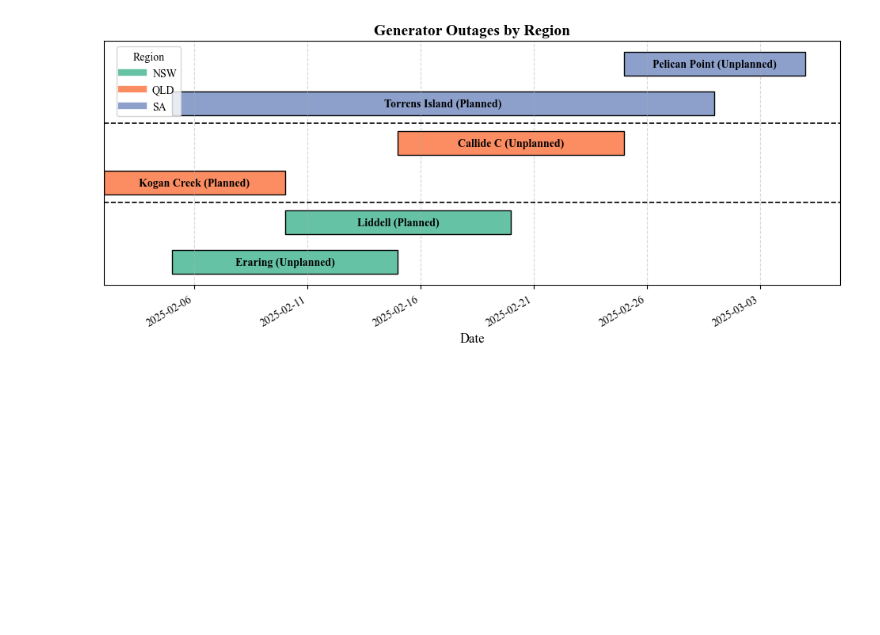
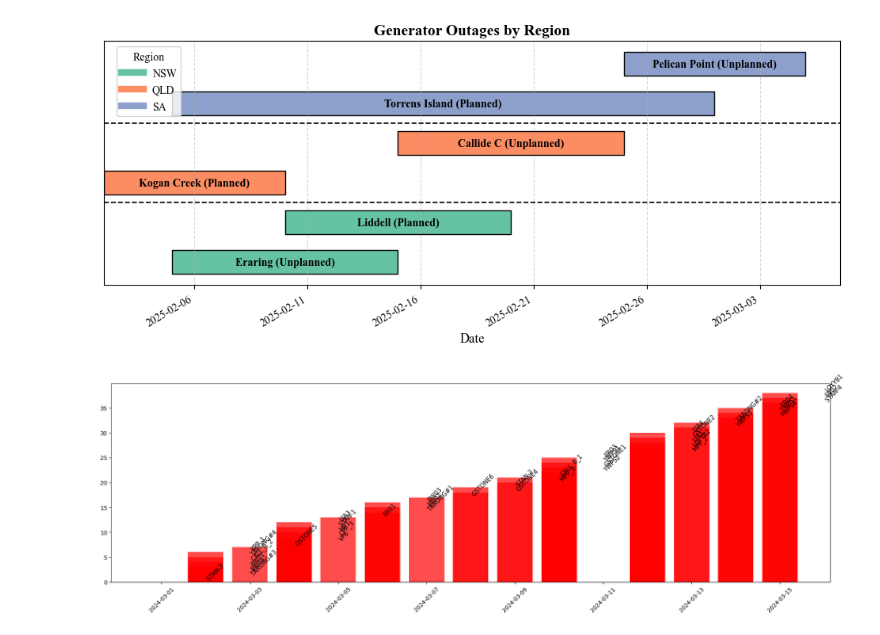
Before and after one commit to AmpedAnalytics/common-tools, a Jupyter notebook: Daily Data/scripts/python/outage_by_region.ipynb, the cells around one changed output. Drawn from its saved outputs; the diff is of its cells as text; code cells hidden in the pictures; blank space fills up the shorter version.

Commit message:
finished outages by region and future planned outages

```diff
--- a/Daily Data/scripts/python/outage_by_region.ipynb
+++ b/Daily Data/scripts/python/outage_by_region.ipynb
@@ -442,3 +442,81 @@ plt.grid(axis="x", linestyle="--", alpha=0.5)
 plt.show()
 # %% [output]
 [figure]
+# %%
+import matplotlib.pyplot as plt
+import matplotlib.dates as mdates
+import pandas as pd
+import numpy as np
+
+# Coal unit outages (max possible)
+coal_units = [
+    'BW01', 'BW02', 'BW03', 'BW04', 'CALL_B_1', 'CALL_B_2', 'CPP_3', 'CPP_4',
+    'ER01', 'ER02', 'ER03', 'ER04', 'GSTONE1', 'GSTONE2', 'GSTONE3', 'GSTONE4',
+    'GSTONE5', 'GSTONE6', 'KPP_1', 'LYA1', 'LYA2', 'LYA3', 'LYA4', 'LOYYB1',
+    'LOYYB2', 'MPP_1', 'MPP_2', 'MP1', 'MP2', 'STAN-1', 'STAN-2', 'STAN-3',
+    'STAN-4', 'TARONG#1', 'TARONG#2', 'TARONG#3', 'TARONG#4', 'TNPS1', 'VP5',
+    'VP6', 'YWPS1', 'YWPS2', 'YWPS3', 'YWPS4'
+]
+
+# Sample outage data (Randomized for example)
+np.random.seed(42)
+num_outages = np.random.randint(1, len(coal_units) + 1)  # Random outages count
+outage_units = np.random.choice(coal_units, size=num_outages, replace=False)
+start_date = pd.Timestamp("2024-03-01")
+end_date = pd.Timestamp("2024-03-15")
+date_range = pd.date_range(start_date, end_date, freq="D")
+outage_dates = np.random.choice(date_range, size=num_outages, replace=True)
+
+# Sort data for better visualization
+outages = sorted(zip(outage_dates, outage_units), key=lambda x: x[0])
+dates, units = zip(*outages)
+
+# Determine figure width dynamically
+min_width = 8
+max_width = 20
+fig_width = min_width + (num_outages / len(coal_units)) * (max_width - min_width)
+
+# Create figure with a fixed 12:4 aspect ratio
+fig_height = fig_width * (4 / 12)
+fig, ax = plt.subplots(figsize=(fig_width, fig_height))
+
+# Plot outages as bars
+ax.bar(dates, np.arange(len(dates)), label="Outages", color='red', alpha=0.7)
+
+# Adjust tick spacing based on the number of days in range
+num_days = (end_date - start_date).days
+if num_days <= 10:
+    locator = mdates.DayLocator(interval=1)
+elif num_days <= 30:
+    locator = mdates.DayLocator(interval=2)
+else:
+    locator = mdates.DayLocator(interval=5)
+ax.xaxis.set_major_locator(locator)
+ax.xaxis.set_major_formatter(mdates.DateFormatter('%Y-%m-%d'))
+
+# Dynamic font size for annotations (scales with outages, min 10)
+max_font_size = 14
+min_font_size = 10
+font_size = max(min_font_size, max_font_size - (num_outages / len(coal_units)) * (max_font_size - min_font_size))
+
+# Annotate each outage with variable positioning
+for i, (date, unit) in enumerate(outages):
+    bar_height = i
+    text_x = date  # Default: inside the bar
+    text_y = bar_height
+
+    # If the bar is too short, place the label beside the bar
+    if num_outages > 30:  # If too many, move text outside
+        text_x += pd.Timedelta(days=1)
+        ha = "left"
+    else:
+        ha = "center"
+
+    ax.text(text_x, text_y, unit, fontsize=font_size, ha=ha, va="bottom", rotation=45)
+
+# Improve layout
+plt.xticks(rotation=45)
+plt.tight_layout()
+plt.show()
+# %% [output]
+[figure, added]
```
Also changed, not shown: parts of 2 cells of this notebook, 8 other files.
